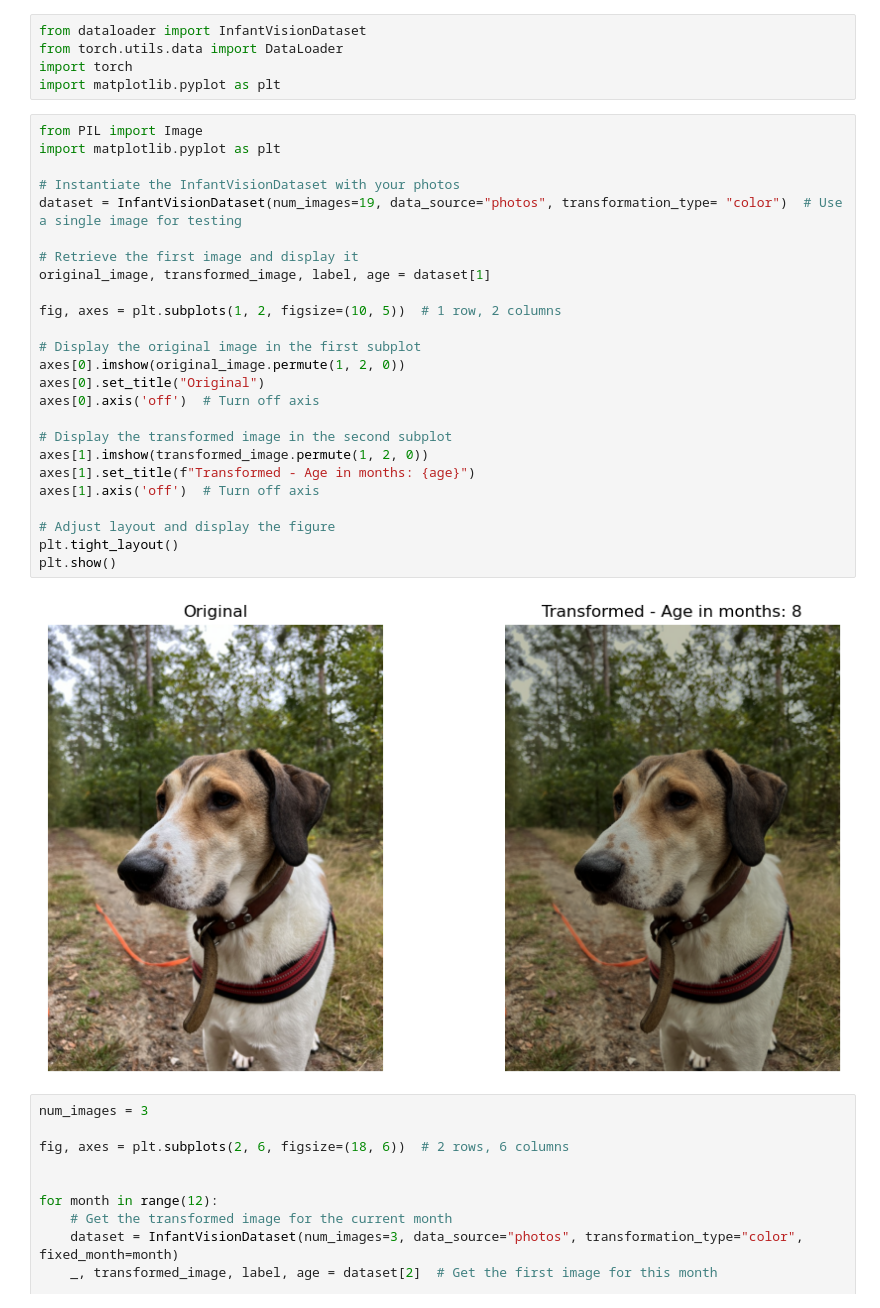
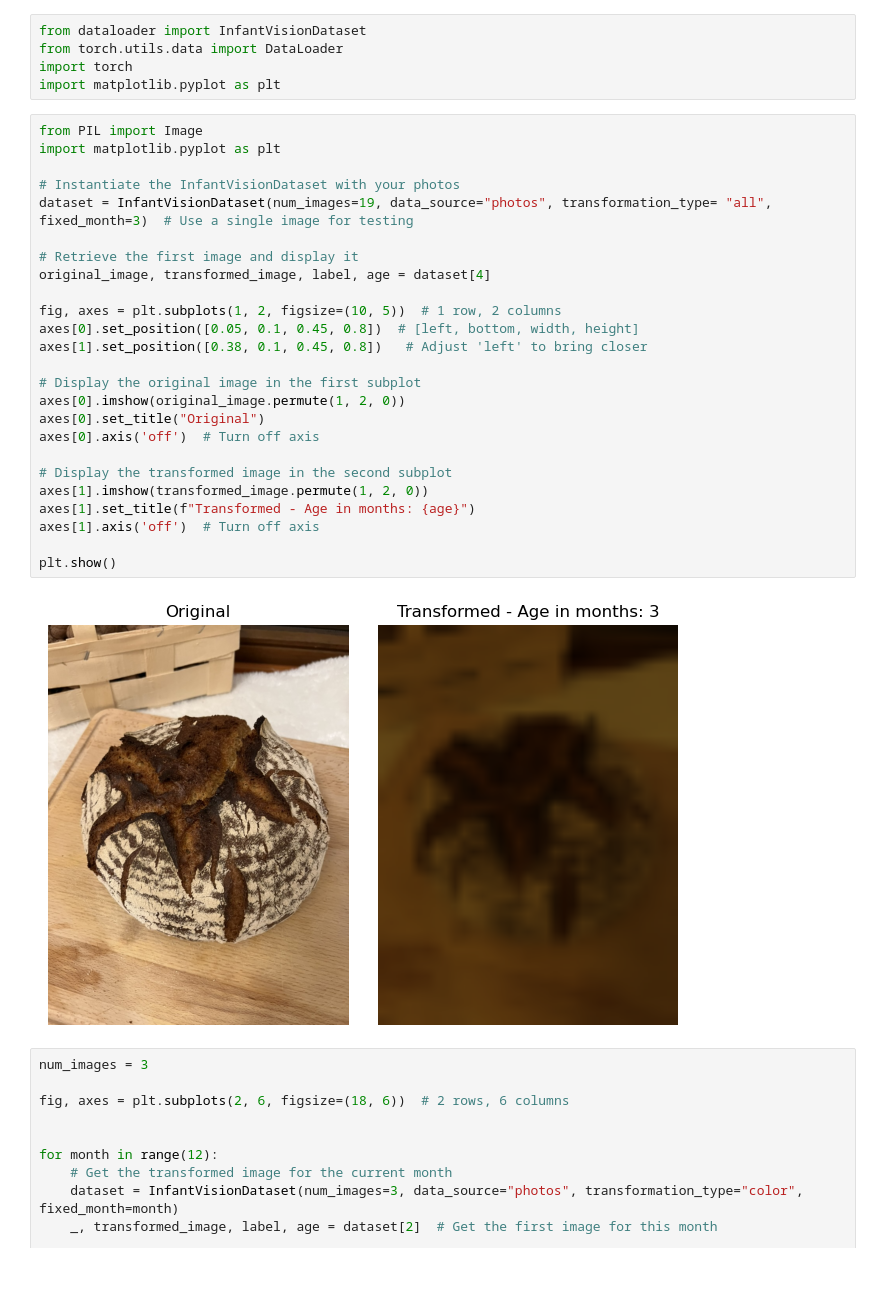
Before and after one commit to Jihagen/CompCogVis, a Jupyter notebook: Test.ipynb, the cells around one changed output. Drawn from its saved outputs; the diff is of its cells as text; blank space fills up the shorter version.

Commit message:
changes to image creation

```diff
--- a/Test.ipynb
+++ b/Test.ipynb
@@ -8,30 +8,30 @@ import matplotlib.pyplot as plt
 # %%
 from PIL import Image
 import matplotlib.pyplot as plt
 
 # Instantiate the InfantVisionDataset with your photos
-dataset = InfantVisionDataset(num_images=19, data_source="photos", transformation_type= "color")  # Use a single image for testing
+dataset = InfantVisionDataset(num_images=19, data_source="photos", transformation_type= "all", fixed_month=3)  # Use a single image for testing
 
 # Retrieve the first image and display it
-original_image, transformed_image, label, age = dataset[1]
+original_image, transformed_image, label, age = dataset[4]
 
 fig, axes = plt.subplots(1, 2, figsize=(10, 5))  # 1 row, 2 columns
+axes[0].set_position([0.05, 0.1, 0.45, 0.8])  # [left, bottom, width, height]
+axes[1].set_position([0.38, 0.1, 0.45, 0.8])   # Adjust 'left' to bring closer
 
 # Display the original image in the first subplot
 axes[0].imshow(original_image.permute(1, 2, 0))
 axes[0].set_title("Original")
 axes[0].axis('off')  # Turn off axis
 
 # Display the transformed image in the second subplot
 axes[1].imshow(transformed_image.permute(1, 2, 0))
 axes[1].set_title(f"Transformed - Age in months: {age}")
 axes[1].axis('off')  # Turn off axis
 
-# Adjust layout and display the figure
-plt.tight_layout()
 plt.show()
 # %% [output]
-[figure, old version]
+[figure, new version]
 # %%
 num_images = 3
 
```
Also changed, not shown: 22 other files.
